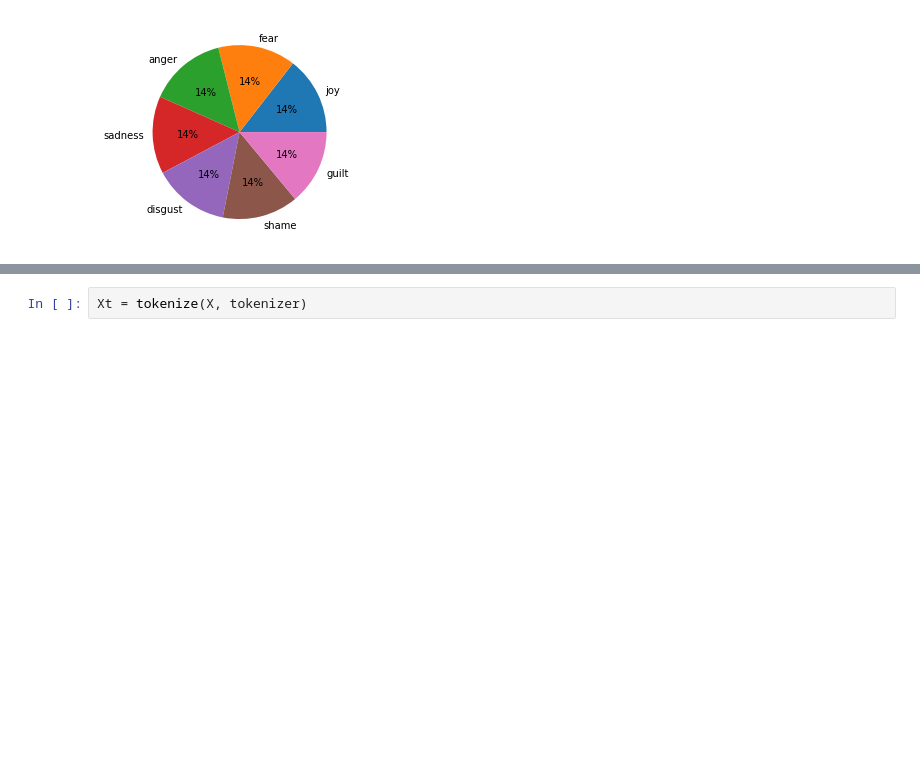
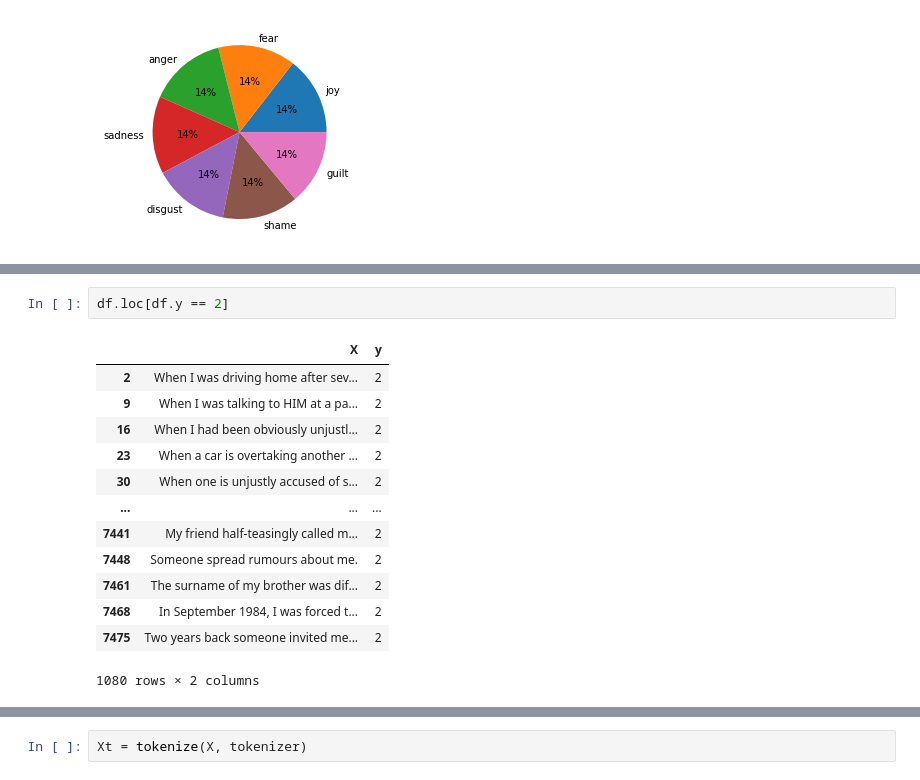
Before and after one commit to karabellyj/emoji-gpt2, a Jupyter notebook: notebooks/PsychExp-experiments.ipynb, the cells around one changed output, grey strips where cells are left out. Drawn from its saved outputs; the diff is of its cells as text; blank space fills up the shorter version.

```diff
--- a/notebooks/PsychExp-experiments.ipynb
+++ b/notebooks/PsychExp-experiments.ipynb
@@ -152,0 +187,16 @@ plt.savefig('SE0714-classes.pdf', dpi=300)
+# %%
+df.loc[df.y == 2]
+# %% [output]
+|  | X | y |
+| 2 | When I was driving home after sev... | 2 |
+| 9 | When I was talking to HIM at a pa... | 2 |
+| 16 | When I had been obviously unjustl... | 2 |
+| 23 | When a car is overtaking another ... | 2 |
+| 30 | When one is unjustly accused of s... | 2 |
+| ... | ... | ... |
+| 7441 | My friend half-teasingly called m... | 2 |
+| 7448 | Someone spread rumours about me. | 2 |
+| 7461 | The surname of my brother was dif... | 2 |
+| 7468 | In September 1984, I was forced t... | 2 |
+| 7475 | Two years back someone invited me... | 2 |
+1080 rows × 2 columns
```
Also changed, not shown: parts of 7 cells of this notebook, 1 other file.
